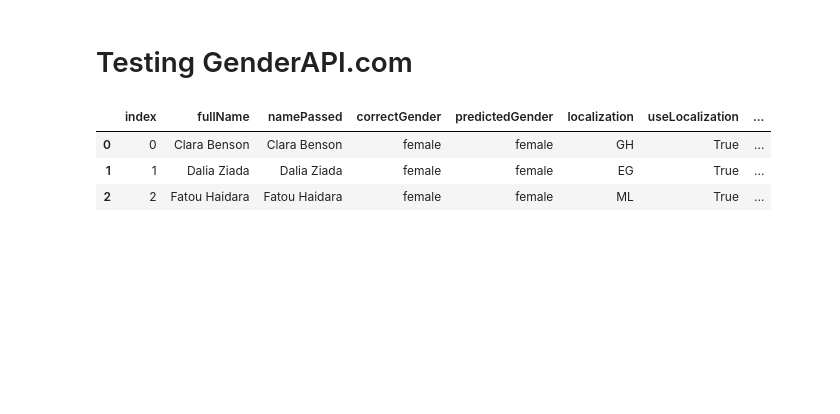
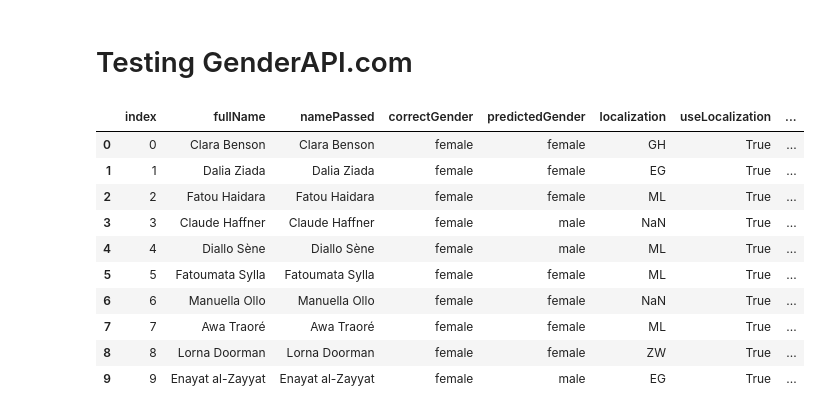
Before and after one commit to Briefgarde/name2genderresearch, a Jupyter notebook: notebooks/helpers/serviveHandlerTesting.ipynb, the cells around one changed output. Drawn from its saved outputs; the diff is of its cells as text; code cells hidden in the pictures; blank space fills up the shorter version.

```diff
--- a/notebooks/helpers/serviveHandlerTesting.ipynb
+++ b/notebooks/helpers/serviveHandlerTesting.ipynb
@@ -11,7 +12,7 @@ The autoreload extension is already loaded. To reload it, use:
 # Getting a dataset
 
 df = pd.read_csv("../../data/all.csv")
-df = df[df['hasMiddleName']==False].iloc[0:3]
+df = df[df['hasMiddleName']==False].iloc[0:10]
 df
 # %% [output]
 |  | Unnamed: 0 | fullName | firstName | lastName | gender | isoCountry | continent | birthYear | hasMiddleName | ... |
@@ -43,11 +84,16 @@ df
 # %%
 genderAPI_com_handler = handlers.GenderAPI_com_Handler(df)
 
-response = genderAPI_com_handler.callAPI(True, True)
-
-genderAPI_com_handler.parse_response(response, True, True)
+genderAPI_com_handler.get_prediction(True, True)
 # %% [output]
 |  | index | fullName | namePassed | correctGender | predictedGender | localization | useLocalization | ... |
 | 0 | 0 | Clara Benson | Clara Benson | female | female | GH | True | ... |
 | 1 | 1 | Dalia Ziada | Dalia Ziada | female | female | EG | True | ... |
 | 2 | 2 | Fatou Haidara | Fatou Haidara | female | female | ML | True | ... |
+| 3 | 3 | Claude Haffner | Claude Haffner | female | male | NaN | True | ... |
+| 4 | 4 | Diallo Sène | Diallo Sène | female | male | ML | True | ... |
+| 5 | 5 | Fatoumata Sylla | Fatoumata Sylla | female | female | ML | True | ... |
+| 6 | 6 | Manuella Ollo | Manuella Ollo | female | female | NaN | True | ... |
+| 7 | 7 | Awa Traoré | Awa Traoré | female | female | ML | True | ... |
+| 8 | 8 | Lorna Doorman | Lorna Doorman | female | female | ZW | True | ... |
+| 9 | 9 | Enayat al-Zayyat | Enayat al-Zayyat | female | male | EG | True | ... |
```
Also changed, not shown: parts of 10 cells of this notebook, 1 other file.
